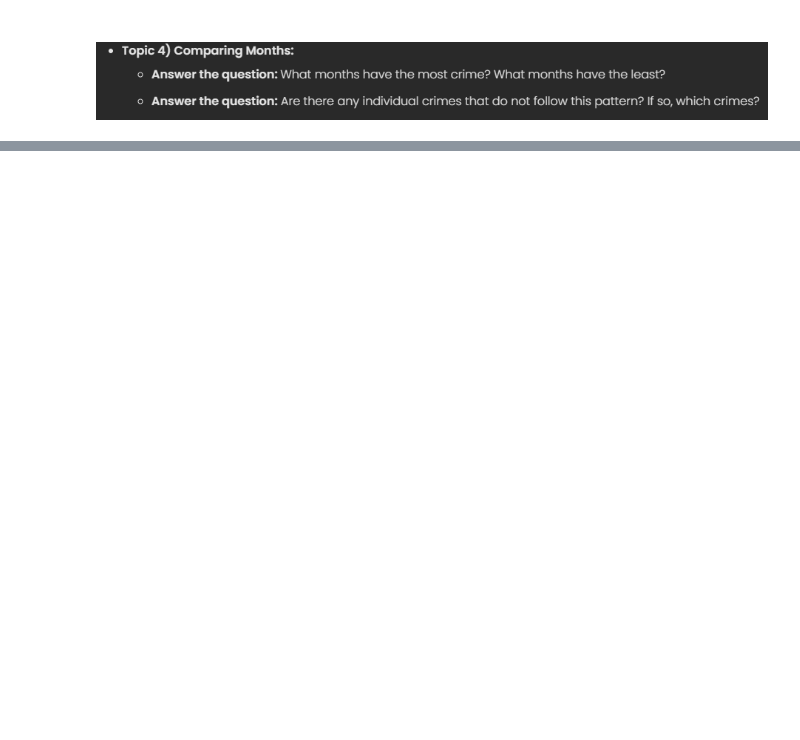
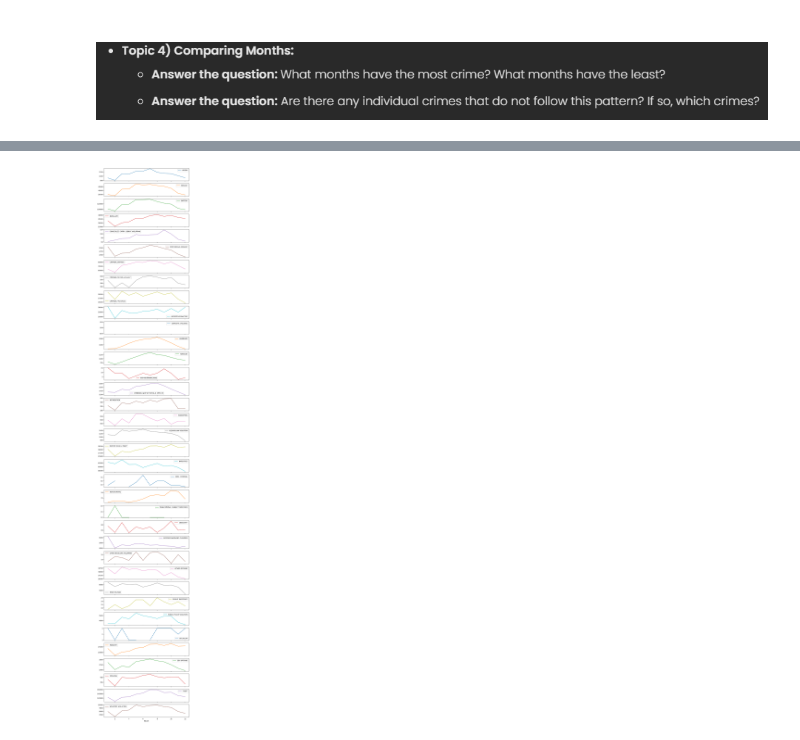
Before and after one commit to lrnrdr/Project-3-Part-1-Core, a Jupyter notebook: Project 3 Part 1.ipynb, the cells around one changed output, grey strips where cells are left out. Cells and saved outputs as stored; diff of their text form; code cells hidden in the pictures; blank space fills up the shorter version.

```diff
--- a/Project 3 Part 1.ipynb
+++ b/Project 3 Part 1.ipynb
@@ -226,0 +249,4 @@ NameError: name 'max_y_value' is not defined
+# %%
+# need to use [] when we are grouping by on multiple columns
+Q3b = Q3.groupby(['Primary Type', 'Month']).size()
+Q3b
@@ -226,0 +267,4 @@ NameError: name 'max_y_value' is not defined
+# %%
+Q3b.unstack().T.plot(subplots = True, figsize = (10,65));
+# %% [output]
+[figure, added]
```
Also changed, not shown: parts of 10 cells of this notebook.
